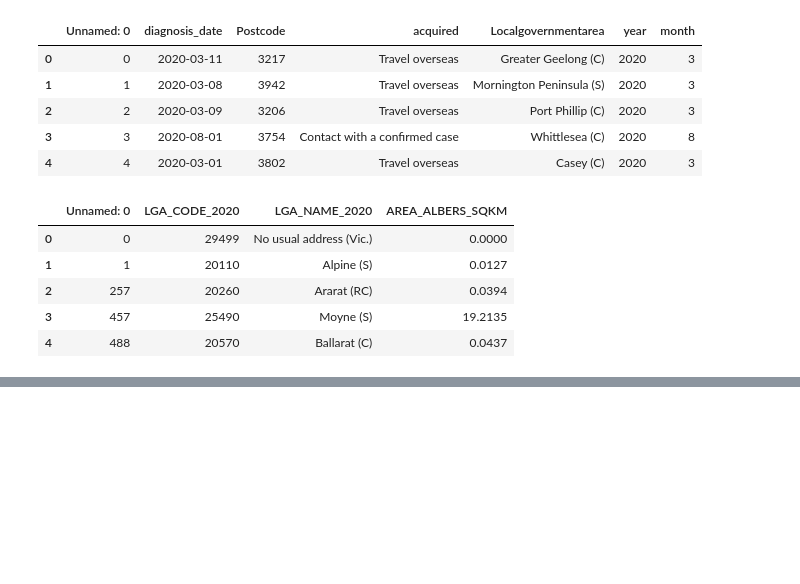
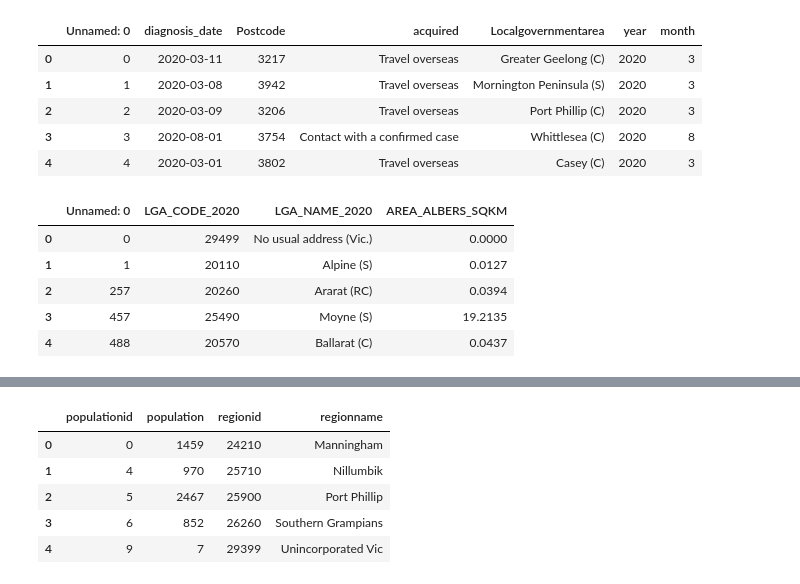
Before and after one commit to DanteC1997/Team3Project2, a Jupyter notebook: notebooks/API - Project 2.ipynb, the cells around one changed output, grey strips where cells are left out. Cells and saved outputs as stored; diff of their text form; code cells hidden in the pictures; blank space fills up the shorter version.

```diff
--- a/notebooks/API - Project 2.ipynb
+++ b/notebooks/API - Project 2.ipynb
@@ -334,2 +291,9 @@ covid_df.to_sql(name='COVID_CLEAN',con=engine, if_exists='append', index=False)
 # %%
-pd.read_sql_query('select * from  ', con=engine).head()
+pd.read_sql_query('select * from ABS_CLEAN', con=engine).head()
+# %% [output]
+|  | populationid | population | regionid | regionname |
+| 0 | 0 | 1459 | 24210 | Manningham |
+| 1 | 4 | 970 | 25710 | Nillumbik |
+| 2 | 5 | 2467 | 25900 | Port Phillip |
+| 3 | 6 | 852 | 26260 | Southern Grampians |
+| 4 | 9 | 7 | 29399 | Unincorporated Vic |
```
Also changed, not shown: parts of 8 cells of this notebook.
